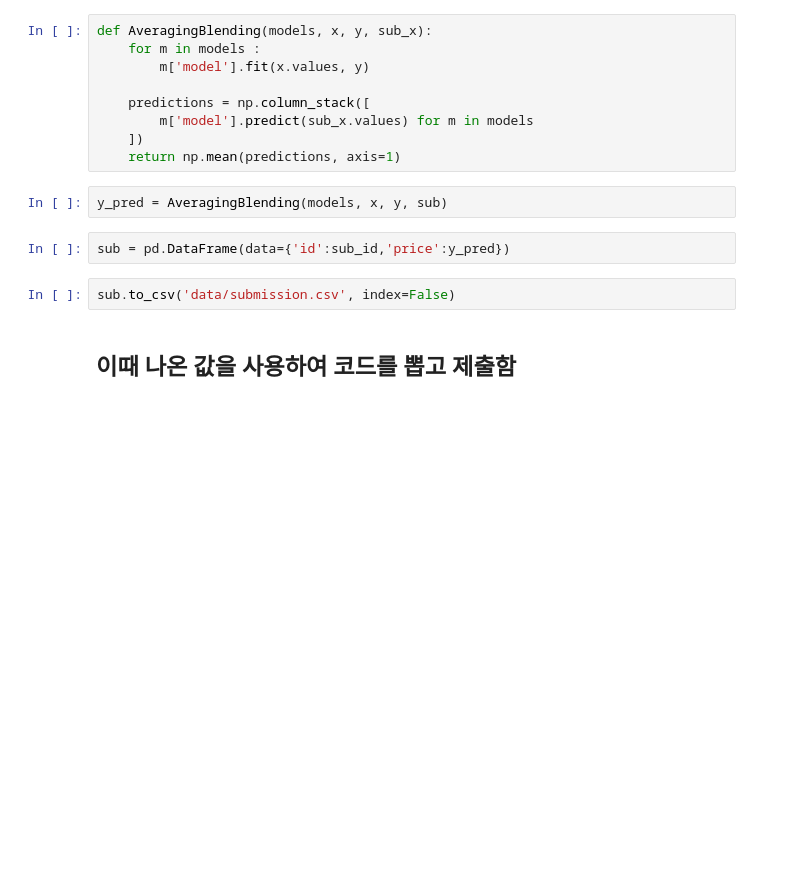
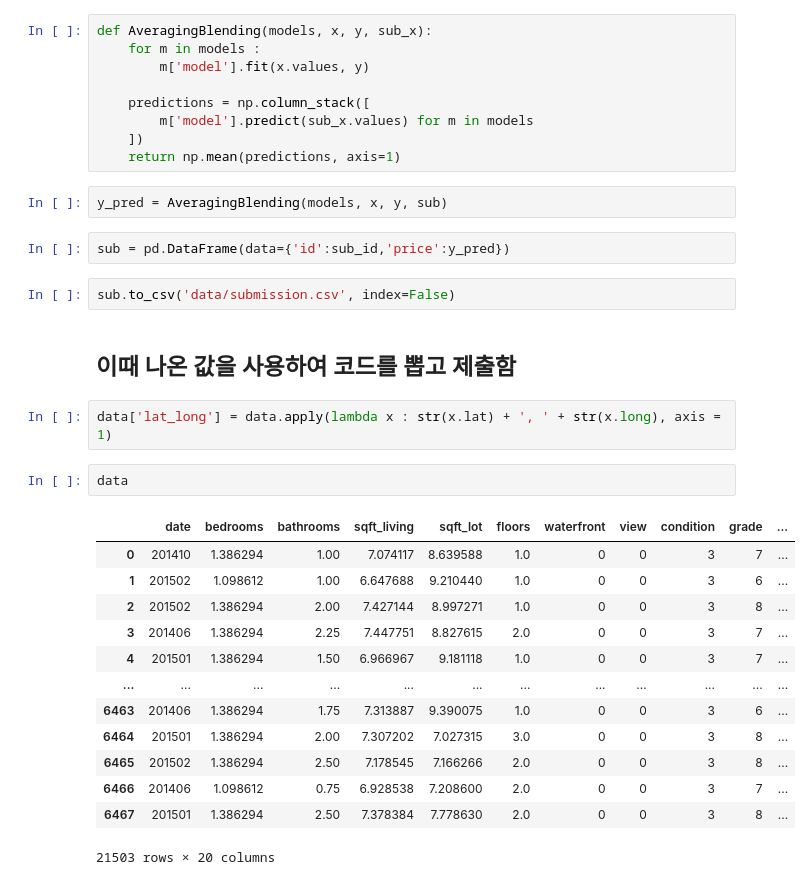
Before and after one commit to brModulabs/wiki, a Jupyter notebook: aiffel_ai/lms/exp/05_kaggle/baseline.ipynb, the cells around one changed output. Drawn from its saved outputs; the diff is of its cells as text; blank space fills up the shorter version.

```diff
--- a/aiffel_ai/lms/exp/05_kaggle/baseline.ipynb
+++ b/aiffel_ai/lms/exp/05_kaggle/baseline.ipynb
@@ -254,3 +253,21 @@ sub = pd.DataFrame(data={'id':sub_id,'price':y_pred})
 sub.to_csv('data/submission.csv', index=False)
 # %% [markdown]
 ## 이때 나온 값을 사용하여 코드를 뽑고 제출함
+# %%
+data['lat_long'] = data.apply(lambda x : str(x.lat) + ', ' + str(x.long), axis = 1)
+# %%
+data
+# %% [output]
+|  | date | bedrooms | bathrooms | sqft_living | sqft_lot | floors | waterfront | view | condition | grade | ... |
+| 0 | 201410 | 1.386294 | 1.00 | 7.074117 | 8.639588 | 1.0 | 0 | 0 | 3 | 7 | ... |
+| 1 | 201502 | 1.098612 | 1.00 | 6.647688 | 9.210440 | 1.0 | 0 | 0 | 3 | 6 | ... |
+| 2 | 201502 | 1.386294 | 2.00 | 7.427144 | 8.997271 | 1.0 | 0 | 0 | 3 | 8 | ... |
+| 3 | 201406 | 1.386294 | 2.25 | 7.447751 | 8.827615 | 2.0 | 0 | 0 | 3 | 7 | ... |
+| 4 | 201501 | 1.386294 | 1.50 | 6.966967 | 9.181118 | 1.0 | 0 | 0 | 3 | 7 | ... |
+| ... | ... | ... | ... | ... | ... | ... | ... | ... | ... | ... | ... |
+| 6463 | 201406 | 1.386294 | 1.75 | 7.313887 | 9.390075 | 1.0 | 0 | 0 | 3 | 6 | ... |
+| 6464 | 201501 | 1.386294 | 2.00 | 7.307202 | 7.027315 | 3.0 | 0 | 0 | 3 | 8 | ... |
+| 6465 | 201502 | 1.386294 | 2.50 | 7.178545 | 7.166266 | 2.0 | 0 | 0 | 3 | 8 | ... |
+| 6466 | 201406 | 1.098612 | 0.75 | 6.928538 | 7.208600 | 2.0 | 0 | 0 | 3 | 7 | ... |
+| 6467 | 201501 | 1.386294 | 2.50 | 7.378384 | 7.778630 | 2.0 | 0 | 0 | 3 | 8 | ... |
+21503 rows × 20 columns
```
Also changed, not shown: parts of 1 cell of this notebook, 12 other files.
